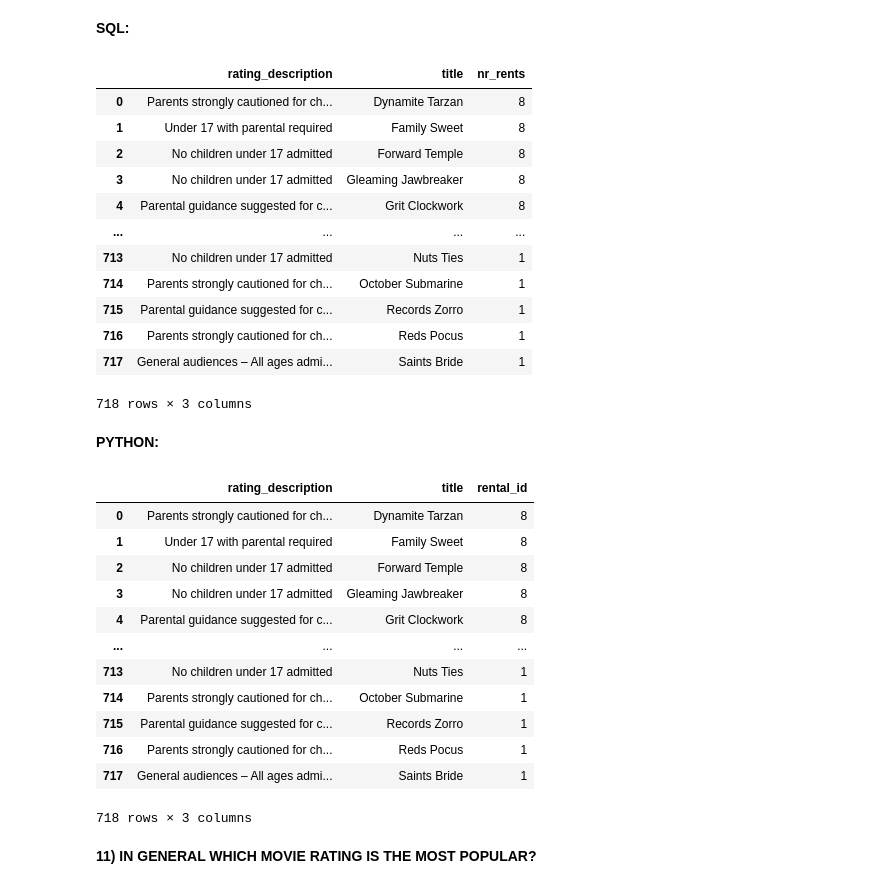
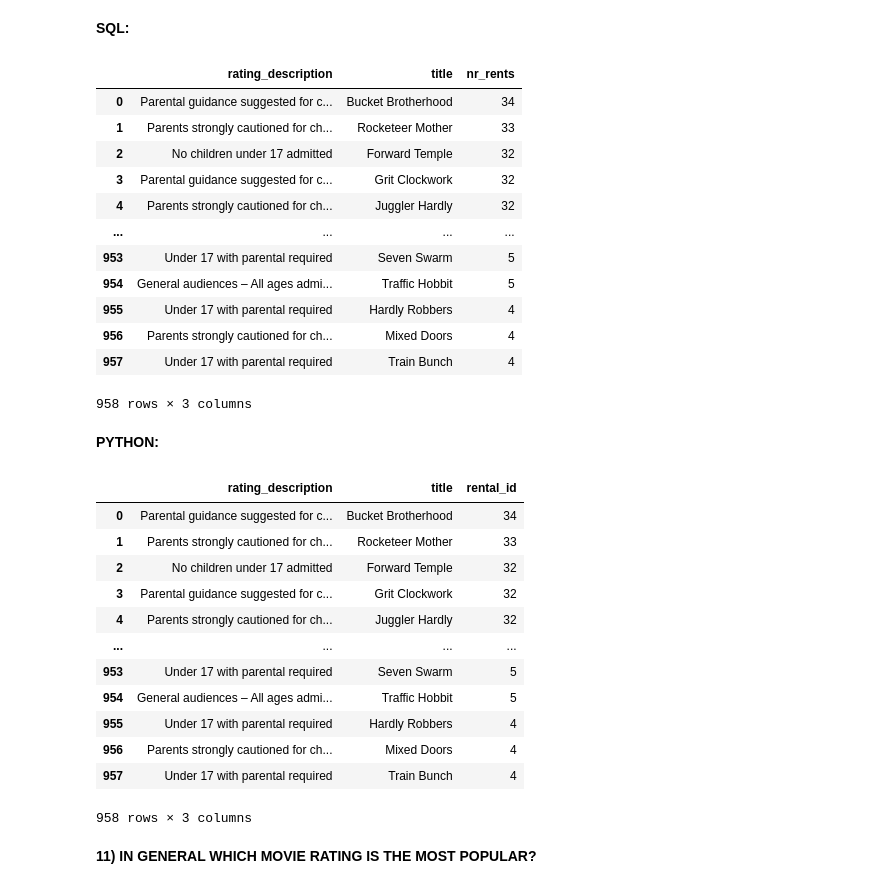
Before and after one commit to elaisavr/SQL-vs-PYTHON-queries---Trial-Postgres-DB-, a Jupyter notebook: Python DVDRENTAL Queries.ipynb, the cells around one changed output. Cells and saved outputs as stored; diff of their text form; code cells hidden in the pictures.

```diff
--- a/Python DVDRENTAL Queries.ipynb
+++ b/Python DVDRENTAL Queries.ipynb
@@ -188,7 +188,7 @@ array(['2005-05-28T19:40:33.000000000', '2005-06-01T22:12:39.000000000',
        '2005-05-26T22:04:30.000000000'], dtype='datetime64[ns]')
 # %%
 order_details['return_date'].fillna('not_returned', inplace=True)
-order_details['return_date'] = [i.strftime('%Y-%m-%d') if i != 'not_returned' else 'not_returned' for i in order_details['return_date']]
+order_details['return_date'] = [i.strftime('%Y-%m-%d') if i != 'not_returned' else 0 for i in order_details['return_date']]
 order_details['return_date'] = pd.to_datetime(order_details['return_date'], format='%Y-%m-%d')
 order_details['return_date']
 # %% [output]
@@ -799,35 +796,35 @@ film9
 # %%
 # repeat sql 10th query
 sql10 = pd.read_sql_query('''SELECT
                                 CAST ((CASE WHEN a.rating = 'PG' THEN 'Parental guidance suggested for children'
                                 WHEN a.rating = 'R' THEN 'Under 17 with parental required'
                                 WHEN a.rating = 'NC-17' THEN 'No children under 17 admitted'
                                 WHEN a.rating = 'PG-13' THEN 'Parents strongly cautioned for children under 13'
                                 WHEN a.rating = 'G' THEN 'General audiences – All ages admitted'
                                 END) AS VARCHAR(255)) AS rating_description,
                                  a.title,
-                                COUNT(b.rental_id) AS nr_rents
+                                COUNT(DISTINCT b.rental_id) AS nr_rents
                             FROM
                                 (SELECT film_id AS a_film_id, title, rating FROM film) AS a
                             JOIN order_details AS b
                             ON a.a_film_id = b.film_id
                             GROUP BY a.title, rating_description
                             ORDER BY nr_rents DESC, a.title;''', con=saengine)
 sql10
 # %% [output]
 |  | rating_description | title | nr_rents |
-| 0 | Parents strongly cautioned for ch... | Dynamite Tarzan | 8 |
-| 1 | Under 17 with parental required | Family Sweet | 8 |
-| 2 | No children under 17 admitted | Forward Temple | 8 |
-| 3 | No children under 17 admitted | Gleaming Jawbreaker | 8 |
-| 4 | Parental guidance suggested for c... | Grit Clockwork | 8 |
+| 0 | Parental guidance suggested for c... | Bucket Brotherhood | 34 |
+| 1 | Parents strongly cautioned for ch... | Rocketeer Mother | 33 |
+| 2 | No children under 17 admitted | Forward Temple | 32 |
+| 3 | Parental guidance suggested for c... | Grit Clockwork | 32 |
+| 4 | Parents strongly cautioned for ch... | Juggler Hardly | 32 |
 | ... | ... | ... | ... |
-| 713 | No children under 17 admitted | Nuts Ties | 1 |
-| 714 | Parents strongly cautioned for ch... | October Submarine | 1 |
-| 715 | Parental guidance suggested for c... | Records Zorro | 1 |
-| 716 | Parents strongly cautioned for ch... | Reds Pocus | 1 |
-| 717 | General audiences – All ages admi... | Saints Bride | 1 |
+| 953 | Under 17 with parental required | Seven Swarm | 5 |
+| 954 | General audiences – All ages admi... | Traffic Hobbit | 5 |
+| 955 | Under 17 with parental required | Hardly Robbers | 4 |
+| 956 | Parents strongly cautioned for ch... | Mixed Doors | 4 |
+| 957 | Under 17 with parental required | Train Bunch | 4 |
-718 rows × 3 columns
+958 rows × 3 columns
 # %% [markdown]
 **PYTHON:**
 # %%
@@ -837,18 +834,18 @@ film10 = order_datas.groupby(['rating_description', 'title'], as_index=False)['r
 film10
 # %% [output]
 |  | rating_description | title | rental_id |
-| 0 | Parents strongly cautioned for ch... | Dynamite Tarzan | 8 |
-| 1 | Under 17 with parental required | Family Sweet | 8 |
-| 2 | No children under 17 admitted | Forward Temple | 8 |
-| 3 | No children under 17 admitted | Gleaming Jawbreaker | 8 |
-| 4 | Parental guidance suggested for c... | Grit Clockwork | 8 |
+| 0 | Parental guidance suggested for c... | Bucket Brotherhood | 34 |
+| 1 | Parents strongly cautioned for ch... | Rocketeer Mother | 33 |
+| 2 | No children under 17 admitted | Forward Temple | 32 |
+| 3 | Parental guidance suggested for c... | Grit Clockwork | 32 |
+| 4 | Parents strongly cautioned for ch... | Juggler Hardly | 32 |
 | ... | ... | ... | ... |
-| 713 | No children under 17 admitted | Nuts Ties | 1 |
-| 714 | Parents strongly cautioned for ch... | October Submarine | 1 |
-| 715 | Parental guidance suggested for c... | Records Zorro | 1 |
-| 716 | Parents strongly cautioned for ch... | Reds Pocus | 1 |
-| 717 | General audiences – All ages admi... | Saints Bride | 1 |
+| 953 | Under 17 with parental required | Seven Swarm | 5 |
+| 954 | General audiences – All ages admi... | Traffic Hobbit | 5 |
+| 955 | Under 17 with parental required | Hardly Robbers | 4 |
+| 956 | Parents strongly cautioned for ch... | Mixed Doors | 4 |
+| 957 | Under 17 with parental required | Train Bunch | 4 |
-718 rows × 3 columns
+958 rows × 3 columns
 # %% [markdown]
 **11) IN GENERAL WHICH MOVIE RATING IS THE MOST POPULAR?**
 # %% [markdown]
```
Also changed, not shown: parts of 29 cells of this notebook, 2 other files.
